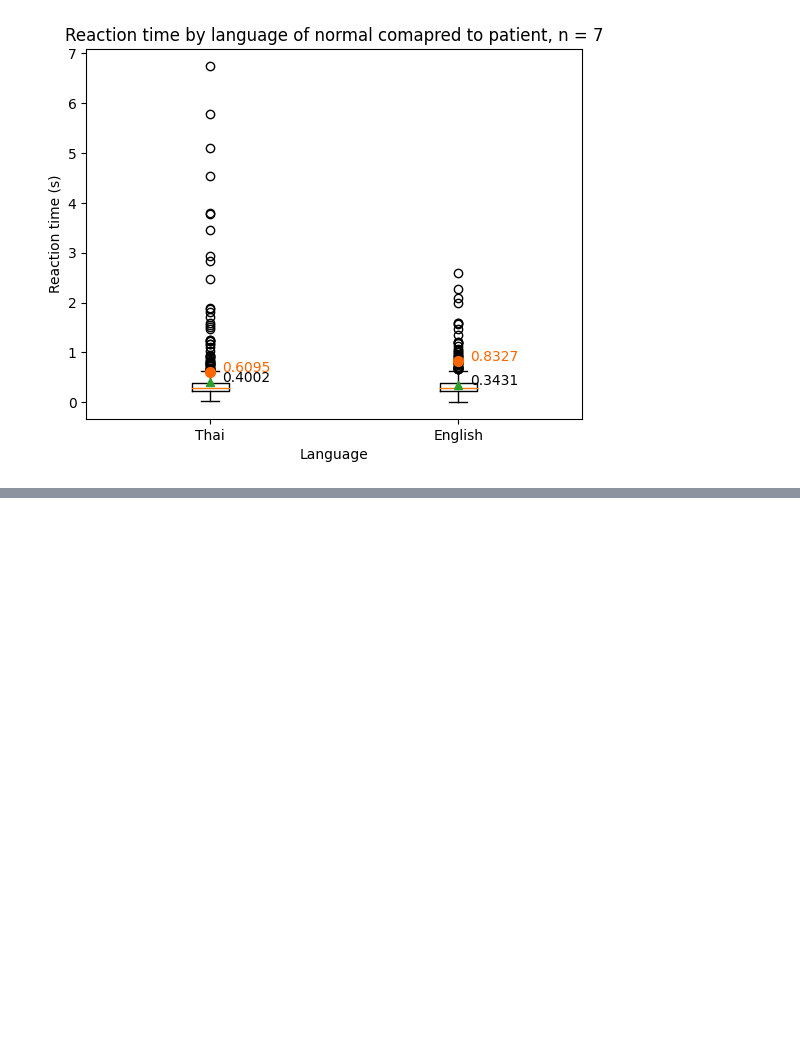
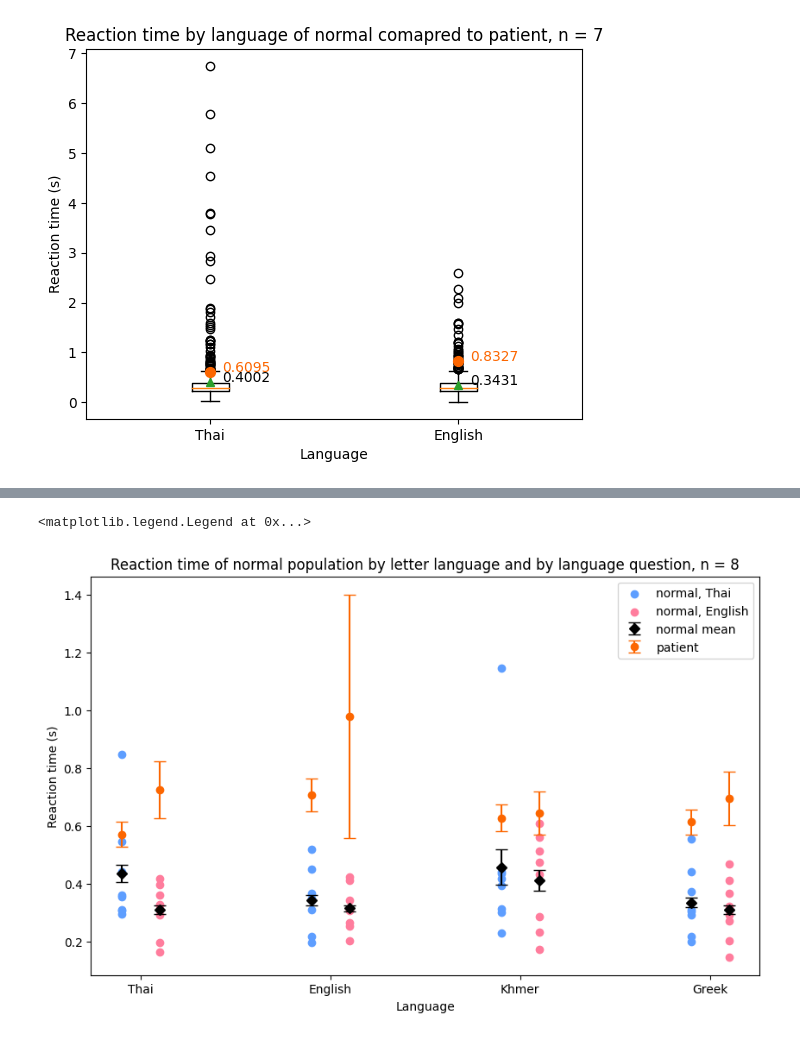
Before and after one commit to Plausma/Dyslexia, a Jupyter notebook: task 1 norm.ipynb, the cells around one changed output, grey strips where cells are left out. Drawn from its saved outputs; the diff is of its cells as text; code cells hidden in the pictures; blank space fills up the shorter version.

```diff
--- a/task 1 norm.ipynb
+++ b/task 1 norm.ipynb
@@ -447,0 +427,63 @@ NameError: name 'forderth' is not defined
+# %%
+custom_ord = ["Thai", "English", "Khmer", "Greek"]
+# normal
+normmean = megadf_filter.groupby(['lang', 'langshow', 'username'])['key_RT'].mean().unstack()
+normmean = normmean.reindex(custom_ord, level='langshow')
+
+langshow_order = {"Thai": 1, "English": 2, "Khmer": 3, "Greek": 4}
+plt.subplots(figsize=(10, 6))
+for i, (ind, val) in enumerate(normmean.iterrows()):
+
+    offset = 0.2*(ind[0]-1.5)
+    xpos = langshow_order.get(ind[1], None) + offset
+
+    if ind[0] == 1:
+        plt.scatter([xpos]*8, val.values, color = bluegradient[2], label = 'normal, Thai')
+    else:
+        plt.scatter([xpos]*8, val.values, color = redgradient[2], label = 'normal, English')
+
+
+# normal mean and sem
+rtmean = megadf_filter.groupby(['langshow', 'lang'])['key_RT'].mean().unstack()
+rtmean = rtmean.reindex(custom_ord, level = 'langshow')
+
+rtsem = megadf_filter.groupby(['langshow', 'lang'])['key_RT'].sem().unstack()
+rtsem = rtsem.reindex(custom_ord, level = 'langshow')
+
+for i, (lang, sublist) in enumerate(rtmean.items()):
+
+    offset = 0.2*(lang-1.5)
+    xpos = [langshow_order.get(k, 5) + offset for k in sublist.index]
+    plt.errorbar(xpos, sublist.values, yerr = rtsem[lang],  fmt = 'D',color = 'black', capsize = 5, label = 'normal mean' )
+
+
+# patient mean and sem
+ptmean_th = letterordth_filter.groupby('langshow')['key_RT'].mean()
+ptmean_th = ptmean_th.reindex(custom_ord, level='langshow')
+ptsem_th = letterordth_filter.groupby('langshow')['key_RT'].sem()
+ptsem_th = ptsem_th.reindex(custom_ord, level='langshow')
+
+ptmean_en = letterorden_filter.groupby('langshow')['key_RT'].mean()
+ptmean_en = ptmean_en.reindex(custom_ord, level='langshow')
+ptsem_en = letterorden_filter.groupby('langshow')['key_RT'].sem()
+ptsem_en = ptsem_en.reindex(custom_ord, level='langshow')
+
+offset = -0.2*0.5
+xpos = [langshow_order.get(k, 5) + offset for k in ptmean_th.index]
+plt.errorbar(xpos, ptmean_th.values,yerr = ptsem_th.values, fmt = 'o',color = patient,   zorder=10, capsize = 5,label = 'patient')
+
+offset = 0.2*0.5
+xpos = [langshow_order.get(k, 5) + offset for k in ptmean_en.index]
+plt.errorbar(xpos, ptmean_en.values,yerr = ptsem_en.values, fmt = 'o',color = patient,   zorder=10, capsize = 5,label = 'patient')
+
+plt.title(f"Reaction time of normal population by letter language and by language question, n = {n_subj}")
+plt.xlabel("Language")
+plt.ylabel("Reaction time (s)")
+plt.xticks([1,2,3,4], custom_ord)
+# remove dupe
+handles, labels = plt.gca().get_legend_handles_labels()
+unique_labels = dict(zip(labels, handles))
+plt.legend(unique_labels.values(), unique_labels.keys())
+# %% [output]
+<matplotlib.legend.Legend at 0x...>
+[figure, added]
```
Also changed, not shown: parts of 6 cells of this notebook, 8 other files.
